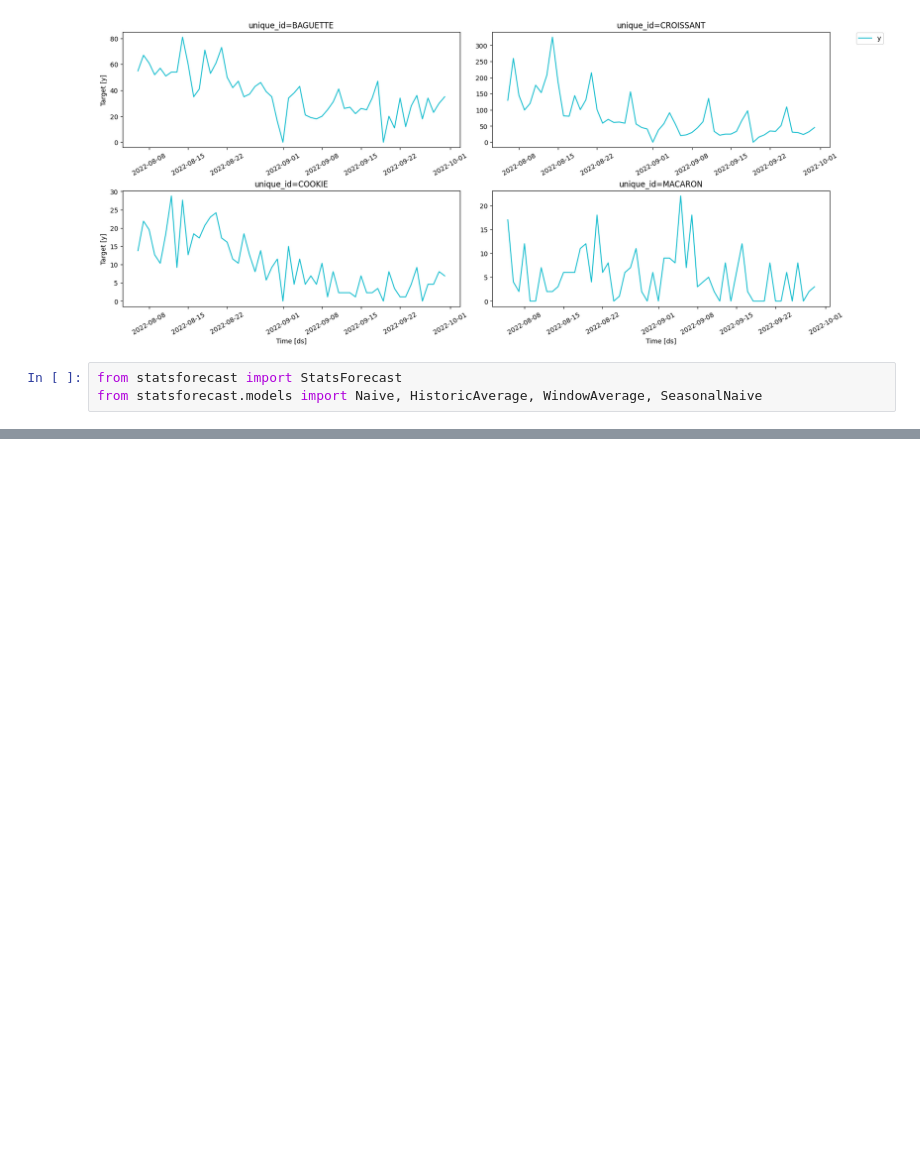
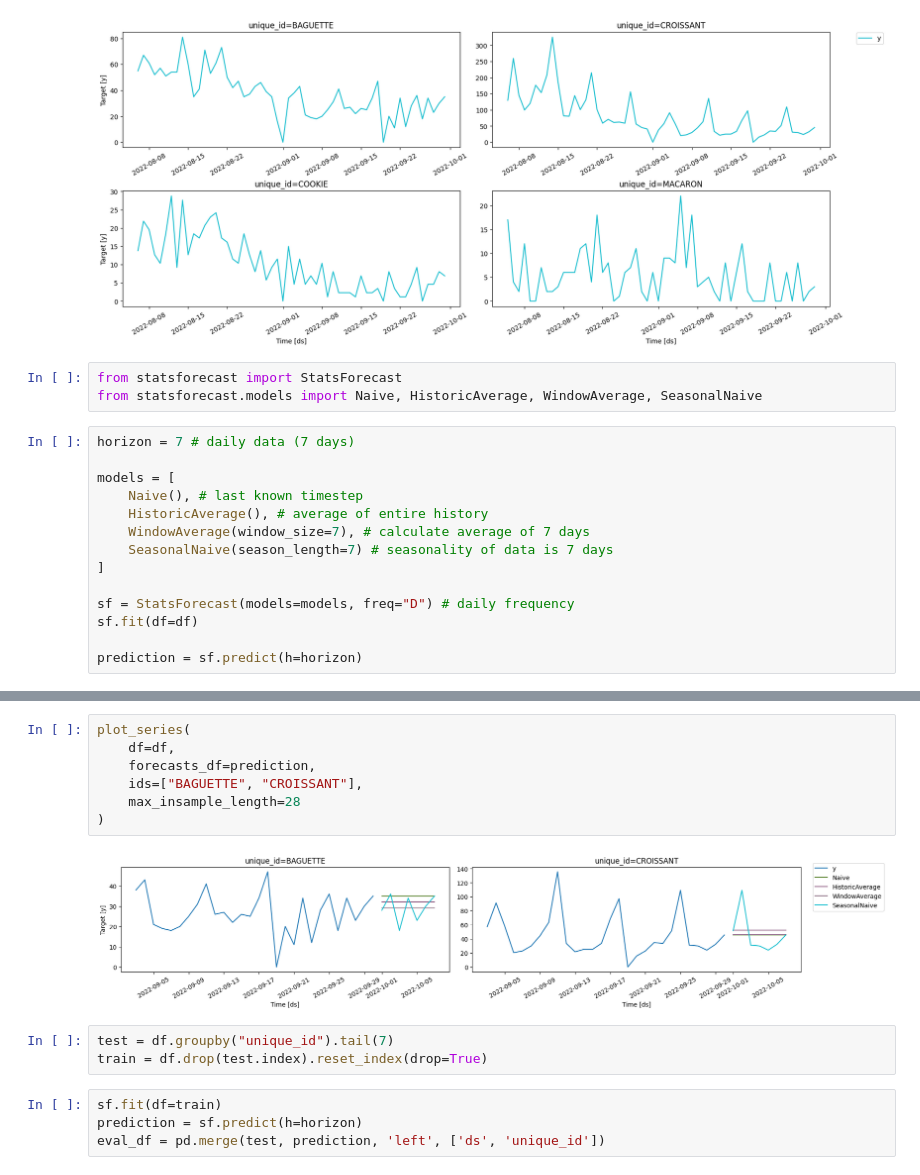
Before and after one commit to zhukeshhhh/time-series-forecasting, a Jupyter notebook: bakery-forecasting.ipynb, the cells around one changed output, grey strips where cells are left out. Cells and saved outputs as stored; diff of their text form; blank space fills up the shorter version.

Commit message:
implementation of basic statistical forecasting

```diff
--- a/bakery-forecasting.ipynb
+++ b/bakery-forecasting.ipynb
@@ -33,3 +33,17 @@ plot_series(df=df, ids=["BAGUETTE", "CROISSANT", "COOKIE", "MACARON"], max_insam
 # %%
 from statsforecast import StatsForecast
 from statsforecast.models import Naive, HistoricAverage, WindowAverage, SeasonalNaive
+# %%
+horizon = 7 # daily data (7 days)
+
+models = [
+    Naive(), # last known timestep
+    HistoricAverage(), # average of entire history
+    WindowAverage(window_size=7), # calculate average of 7 days
+    SeasonalNaive(season_length=7) # seasonality of data is 7 days
+]
+
+sf = StatsForecast(models=models, freq="D") # daily frequency
+sf.fit(df=df)
+
+prediction = sf.predict(h=horizon)
@@ -35,0 +59,16 @@ from statsforecast.models import Naive, HistoricAverage, WindowAverage, Seasonal
+# %%
+plot_series(
+    df=df,
+    forecasts_df=prediction,
+    ids=["BAGUETTE", "CROISSANT"],
+    max_insample_length=28
+)
+# %% [output]
+[figure, added]
+# %%
+test = df.groupby("unique_id").tail(7)
+train = df.drop(test.index).reset_index(drop=True)
+# %%
+sf.fit(df=train)
+prediction = sf.predict(h=horizon)
+eval_df = pd.merge(test, prediction, 'left', ['ds', 'unique_id'])
```
Also changed, not shown: parts of 3 cells of this notebook.
